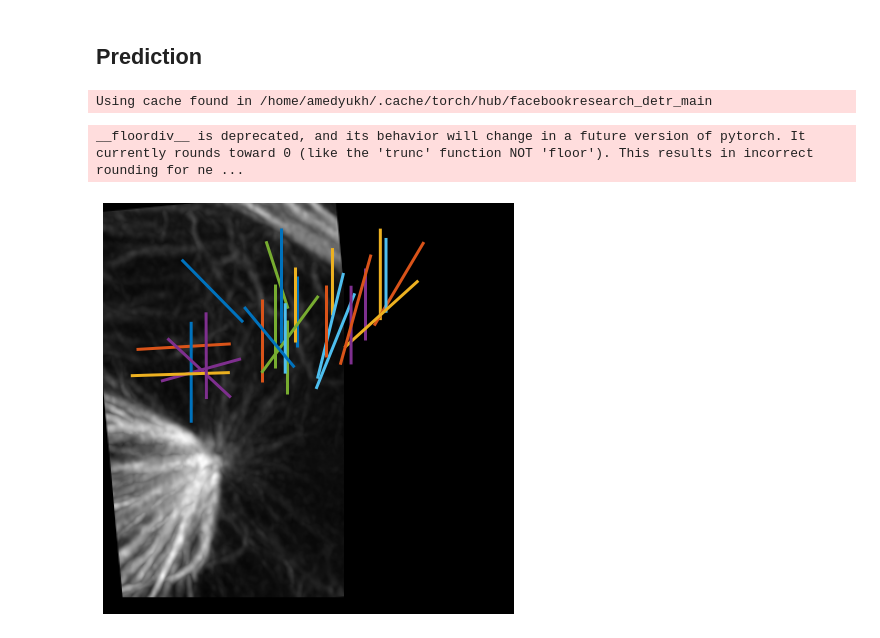
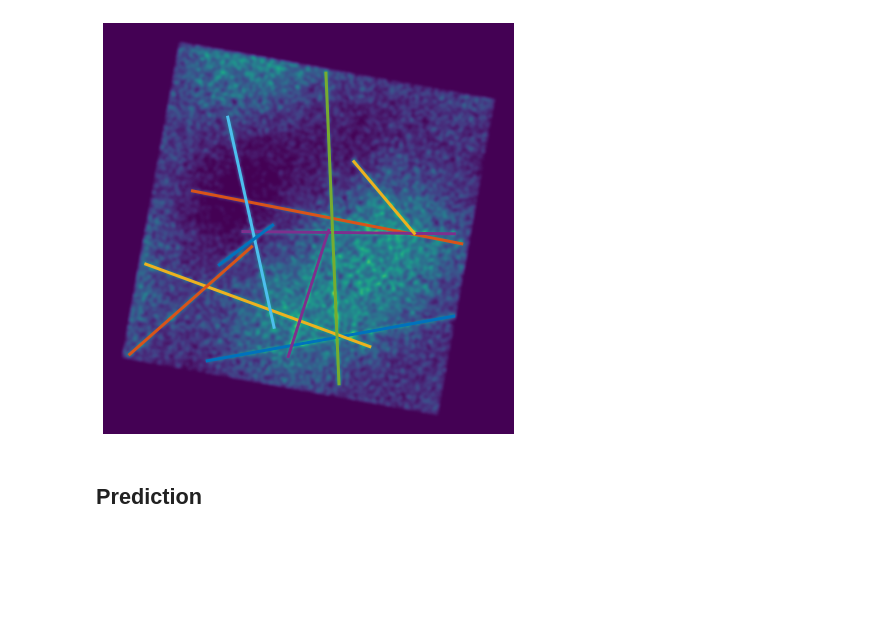
Before and after one commit to amedyukhina/trace-net, a Jupyter notebook: test_loading_and_prediction.ipynb, the cells around one changed output. Drawn from its saved outputs; the diff is of its cells as text; code cells hidden in the pictures; blank space fills up the shorter version.

```diff
--- a/test_loading_and_prediction.ipynb
+++ b/test_loading_and_prediction.ipynb
@@ -37,3 +36,8 @@ Low image data range; displaying image with stretched contrast.
+# %%
+ind = 1
+img_gt = plot_keypoints(imgs[ind][0], targets['keypoints'][ind], targets['point_labels'][ind], return_image=True)
+# %% [output]
+[figure, new version]
 # %% [markdown]
 ## Prediction
 # %%
@@ -41,18 +45,13 @@ imgs, imgs2, targets, labels, masks = next(iter(val_dl));
 # %%
-model = get_detr(n_classes=1, n_points=n_points,
-                 pretrained=True, state_dict_path=model_path).eval();
+# model = get_detr(n_classes=1, n_points=n_points,
+#                  pretrained=True, state_dict_path=model_path).eval();
-# %% [output]
-Using cache found in /home/amedyukh/.cache/torch/hub/facebookresearch_detr_main
 # %%
-# propagate through the model
-with torch.no_grad():
-    outputs = model(imgs)
+# # propagate through the model
+# with torch.no_grad():
+#     outputs = model(imgs)
 
-# keep only predictions with 0.7+ confidence
-probas = outputs['pred_logits'].softmax(-1)[ind, :, :-1]
-keep = probas.max(-1).values > 0.9
-img_model = plot_traces(imgs[ind], outputs['pred_boxes'][ind, keep], return_image=True)
+# # keep only predictions with 0.7+ confidence
+# probas = outputs['pred_logits'].softmax(-1)[ind, :, :-1]
+# keep = probas.max(-1).values > 0.9
+# img_model = plot_traces(imgs[ind], outputs['pred_boxes'][ind, keep], return_image=True)
-# %% [output]
-__floordiv__ is deprecated, and its behavior will change in a future version of pytorch. It currently rounds toward 0 (like the 'trunc' function NOT 'floor'). This results in incorrect rounding for ne ...
-[figure, removed]
 # %%
```
Also changed, not shown: parts of 8 cells of this notebook.
